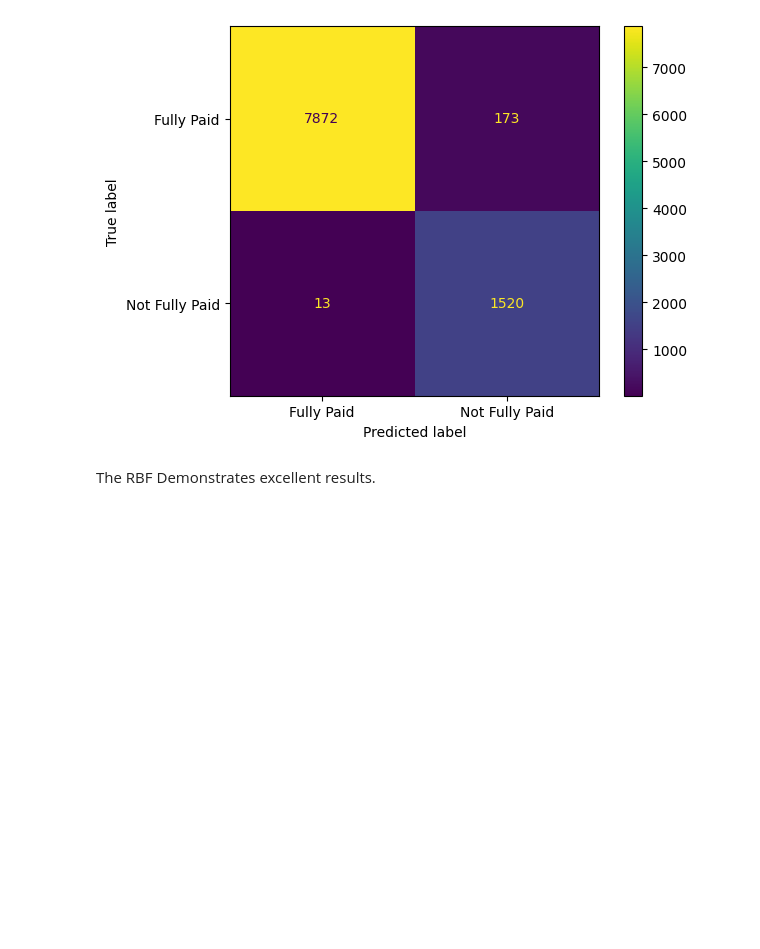
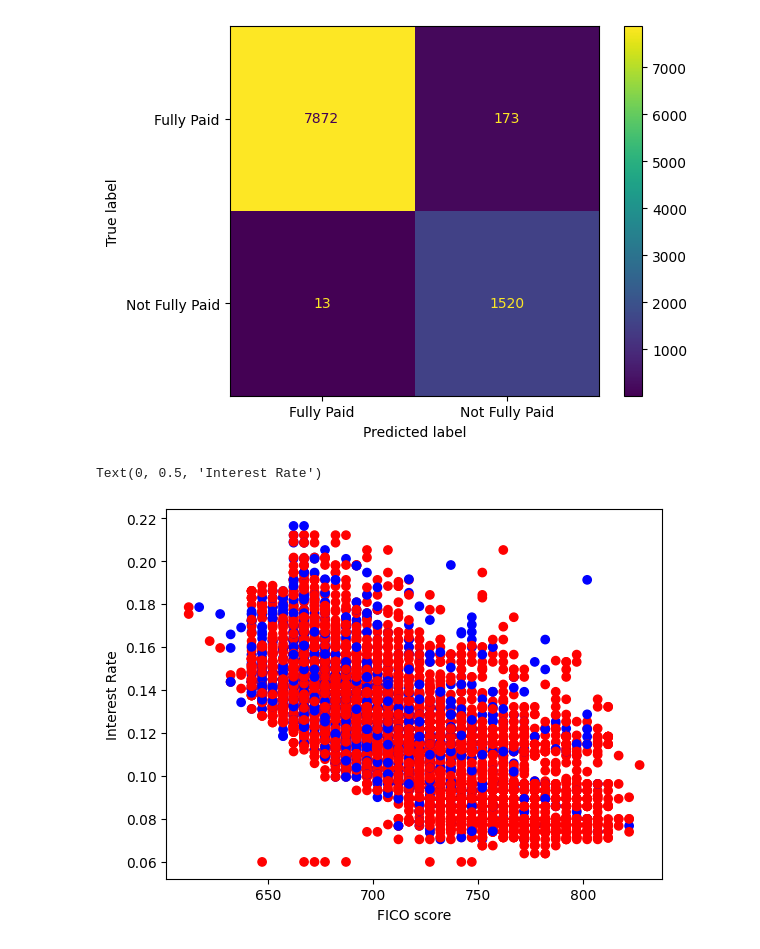
Before and after one commit to kaisermikael/CS_5830_project7, a Jupyter notebook: LoanPayback.ipynb, the cells around one changed output. Drawn from its saved outputs; the diff is of its cells as text; code cells hidden in the pictures; blank space fills up the shorter version.

Commit message:
Added bivariate scatterplot graphs.

```diff
--- a/LoanPayback.ipynb
+++ b/LoanPayback.ipynb
@@ -204,5 +205,11 @@ plt.show()
 'RBF SVM Recall: 0.9915198956294846'
 'RBF SVM F1: 0.9423434593924365'
 [figure]
-# %% [markdown]
-The RBF Demonstrates excellent results.
+# %%
+color = ['r' if y_ == 0 else 'b' for y_ in y]
+plt.scatter(df.fico, df[['int.rate']], c=color)
+plt.xlabel('FICO score')
+plt.ylabel('Interest Rate')
+# %% [output]
+Text(0, 0.5, 'Interest Rate')
+[figure, added]
```
Also changed, not shown: parts of 3 cells of this notebook.
